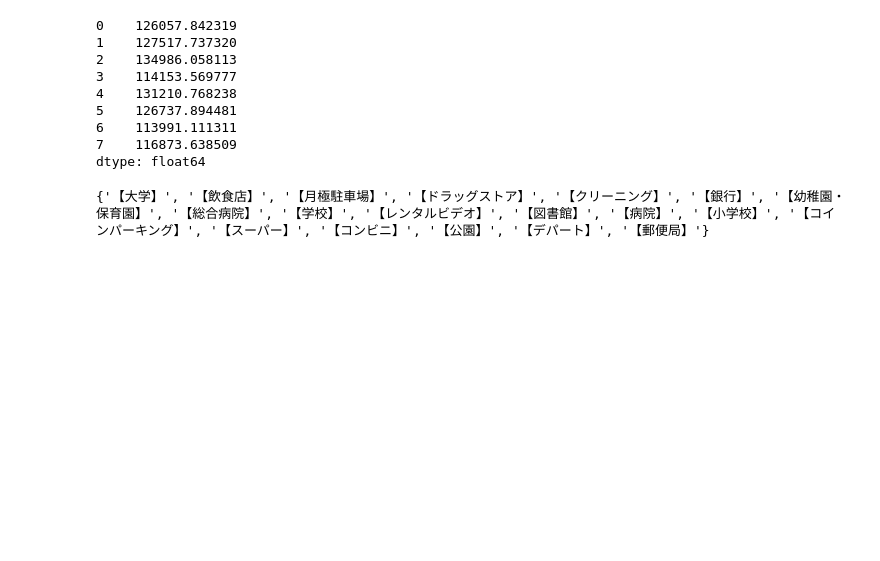
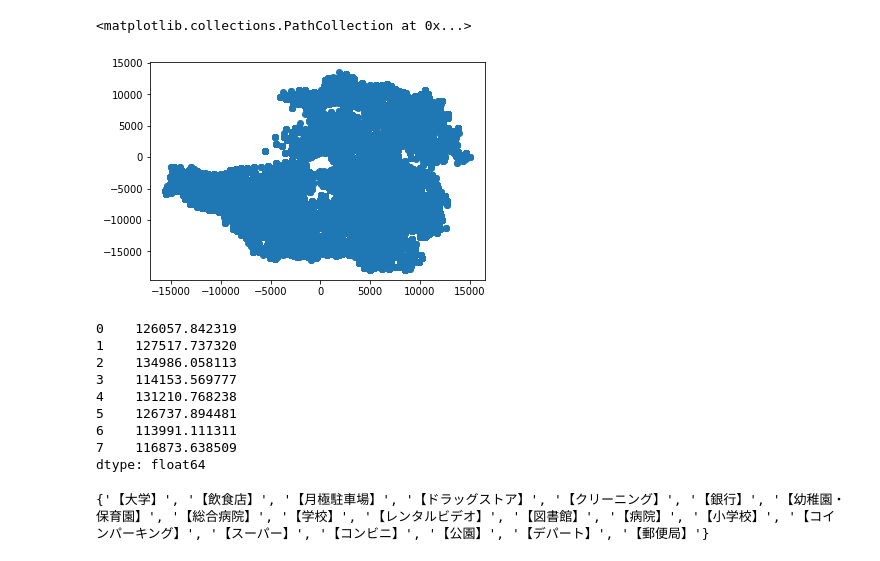
Before and after one commit to MosasoM/mynavi, a Jupyter notebook: mynavi_datavis.ipynb, the cells around one changed output. Saved outputs shown, nothing was run; the diff lists cells and outputs as text; code cells hidden in the pictures; blank space fills up the shorter version.

```diff
--- a/mynavi_datavis.ipynb
+++ b/mynavi_datavis.ipynb
@@ -1,13 +1,24 @@
 # %%
-train = pd.read_csv("./train.csv")
+# train = pd.read_csv("./train.csv")
+# train = train.dropna(subset=["賃料"])
+# train = train.drop(20926)
+# train = train.drop(20231)
+# train = train.drop(20427)
+# train = train.drop(5775)
+# train_x = train.drop("賃料",axis=1)
+# train_y = train["賃料"]
+# test = pd.read_csv("./test.csv")
+train = pd.read_csv("./train_with_ido.csv")
 train = train.dropna(subset=["賃料"])
 train = train.drop(20926)
 train = train.drop(20231)
 train = train.drop(20427)
 train = train.drop(5775)
+train = train.drop("Unnamed: 0",axis=1)
 train_x = train.drop("賃料",axis=1)
 train_y = train["賃料"]
-test = pd.read_csv("./test.csv")
+test = pd.read_csv("./test_with_ido.csv")
+test = test.drop("Unnamed: 0",axis=1)
 import matplotlib.pyplot as plt
 
 import seaborn as sns
@@ -23,3 +34,19 @@ from sklearn.metrics import mean_squared_error
 from sklearn.cluster import KMeans
 
 import math
+# %%
+ido = train["ido"].values
+keido = train["keido"].values
+x = [0 for i in range(len(ido))]
+y = [0 for i in range(len(ido))]
+for i in range(len(ido)):
+    a,b = calc_xy(ido[i],keido[i], 35.681236,139.767125)
+    x[i] = a
+    y[i] = b
+
+fig = plt.figure()
+ax = fig.add_subplot(1,1,1)
+ax.scatter(x,y)
+# %% [output]
+<matplotlib.collections.PathCollection at 0x...>
+[figure, added]
```
Also changed, not shown: parts of 1 cell of this notebook, 11 other files.
